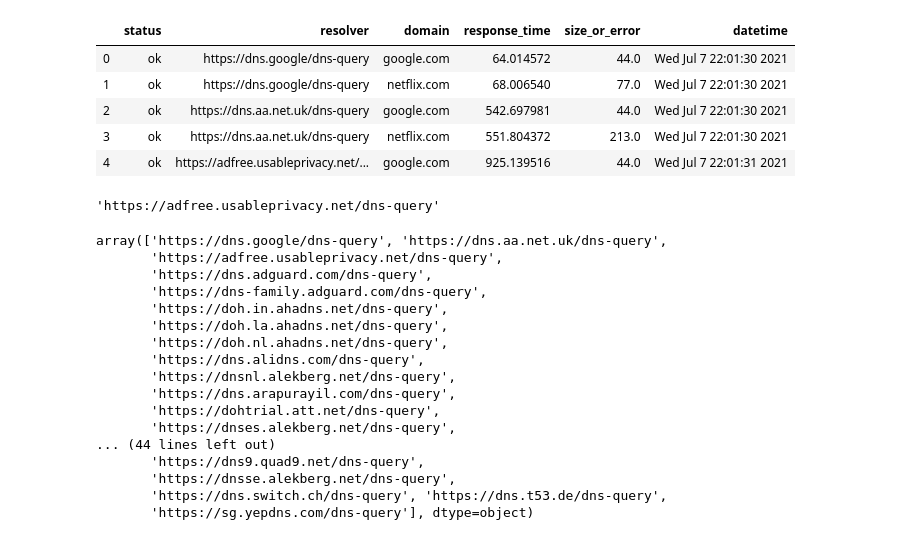
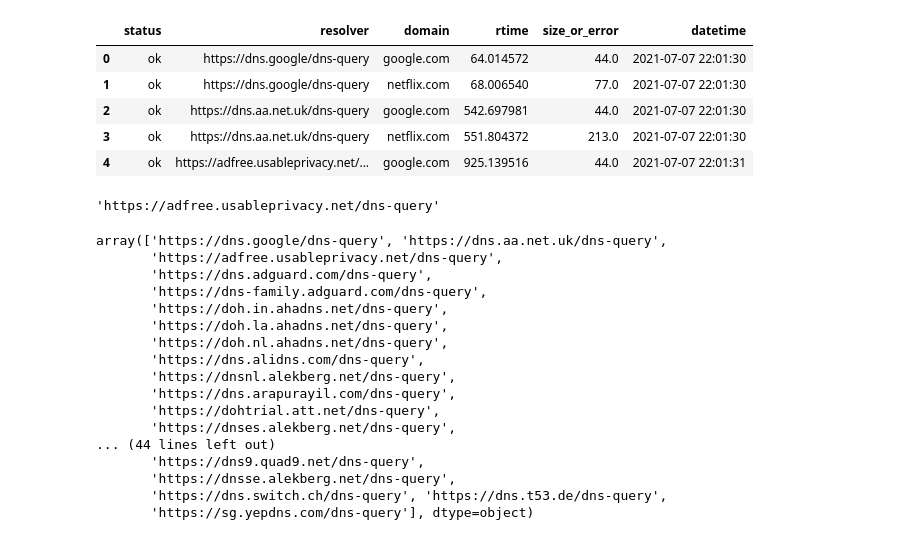
Before and after one commit to noise-lab/dns-measurement, a Jupyter notebook: src/measure/dns-timing/output/Boxplot Data_100.ipynb, the cells around one changed output. Saved outputs shown, nothing was run; the diff lists cells and outputs as text; code cells hidden in the pictures.

```diff
--- a/src/measure/dns-timing/output/Boxplot Data_100.ipynb
+++ b/src/measure/dns-timing/output/Boxplot Data_100.ipynb
@@ -25,10 +10,11 @@ output_csv = pd.read_csv('jsonoutput_100.csv')
-# %%
-output_csv.head()
-# %% [output]
-|  | status | resolver | domain | response_time | size_or_error | datetime |
-| 0 | ok | https://dns.google/dns-query | google.com | 64.014572 | 44.0 | Wed Jul 7 22:01:30 2021 |
-| 1 | ok | https://dns.google/dns-query | netflix.com | 68.006540 | 77.0 | Wed Jul 7 22:01:30 2021 |
-| 2 | ok | https://dns.aa.net.uk/dns-query | google.com | 542.697981 | 44.0 | Wed Jul 7 22:01:30 2021 |
-| 3 | ok | https://dns.aa.net.uk/dns-query | netflix.com | 551.804372 | 213.0 | Wed Jul 7 22:01:30 2021 |
-| 4 | ok | https://adfree.usableprivacy.net/... | google.com | 925.139516 | 44.0 | Wed Jul 7 22:01:31 2021 |
+# %%
+r = pd.read_json('data_100.json')
+r.head()
+# %% [output]
+|  | status | resolver | domain | rtime | size_or_error | datetime |
+| 0 | ok | https://dns.google/dns-query | google.com | 64.014572 | 44.0 | 2021-07-07 22:01:30 |
+| 1 | ok | https://dns.google/dns-query | netflix.com | 68.006540 | 77.0 | 2021-07-07 22:01:30 |
+| 2 | ok | https://dns.aa.net.uk/dns-query | google.com | 542.697981 | 44.0 | 2021-07-07 22:01:30 |
+| 3 | ok | https://dns.aa.net.uk/dns-query | netflix.com | 551.804372 | 213.0 | 2021-07-07 22:01:30 |
+| 4 | ok | https://adfree.usableprivacy.net/... | google.com | 925.139516 | 44.0 | 2021-07-07 22:01:31 |
 # %%
```
Also changed, not shown: parts of 7 cells of this notebook, 1 other file.
